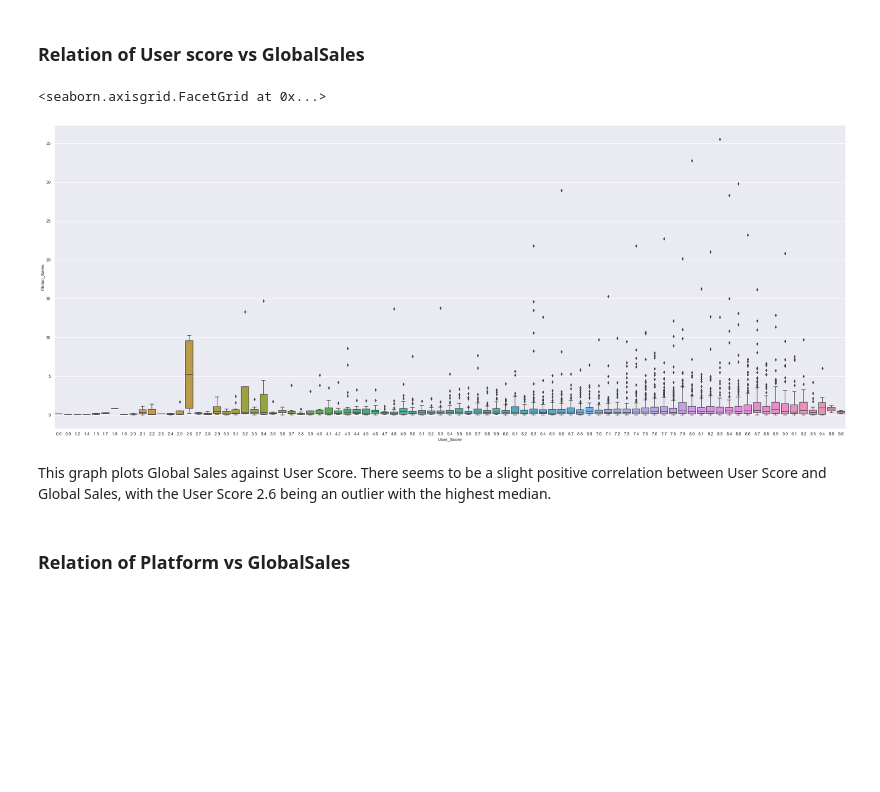
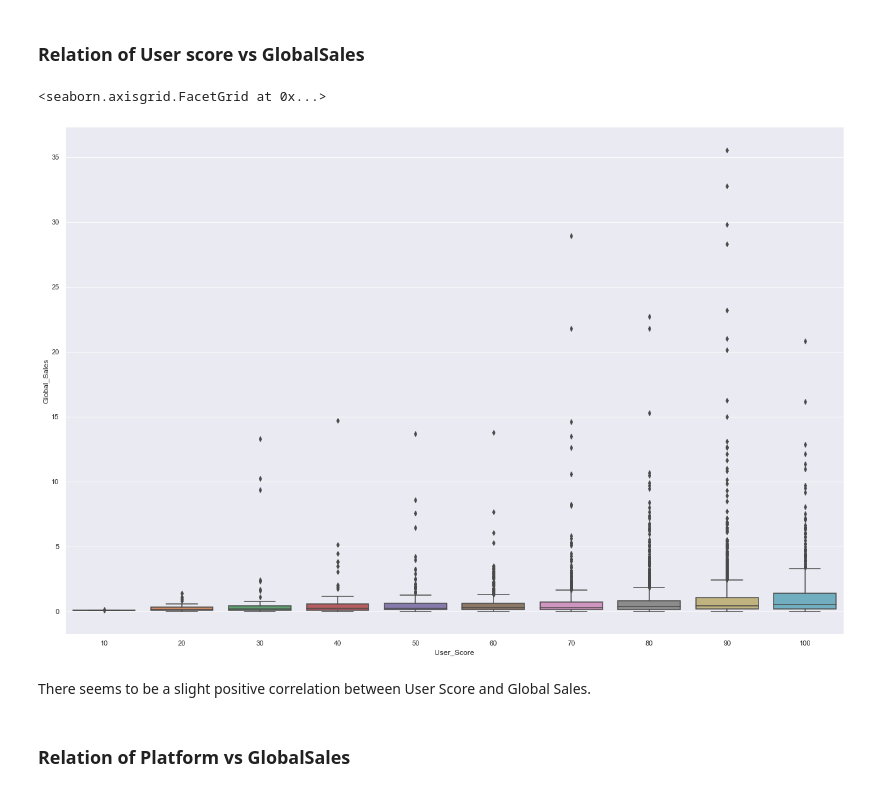
Before and after one commit to dihcuierc/Game_Analysis, a Jupyter notebook: NoteBooks/2. Data Visual.ipynb, the cells around one changed output. Cells and saved outputs as stored; diff of their text form; code cells hidden in the pictures; blank space fills up the shorter version.

```diff
--- a/NoteBooks/2. Data Visual.ipynb
+++ b/NoteBooks/2. Data Visual.ipynb
@@ -83,12 +83,14 @@ There seems to be a positive correlation between Critic Score and Global Sales,
 # %% [markdown]
 ### Relation of User score vs GlobalSales
 # %%
-sb.catplot(x="User_Score", y="Global_Sales", kind="box",height=12, aspect= 2.5, data=mainData)
+User = pd.DataFrame(mainData[["User_Score", 'Global_Sales']])
+User.User_Score = pd.cut(User.User_Score, bins=10, labels=['10', '20', '30', '40', '50', '60','70', '80', '90', '100'])
+sb.catplot(x="User_Score", y="Global_Sales", kind="box",height=12, aspect=1.5,data=User)
 # %% [output]
 <seaborn.axisgrid.FacetGrid at 0x...>
-[figure, old version]
+[figure, new version]
 # %% [markdown]
-This graph plots Global Sales against User Score. There seems to be a slight positive correlation between User Score and Global Sales, with the User Score 2.6 being an outlier with the highest median.
+There seems to be a slight positive correlation between User Score and Global Sales.
 # %% [markdown]
 ### Relation of Platform vs GlobalSales
 # %%
```
Also changed, not shown: parts of 2 cells of this notebook, 1 other file.
